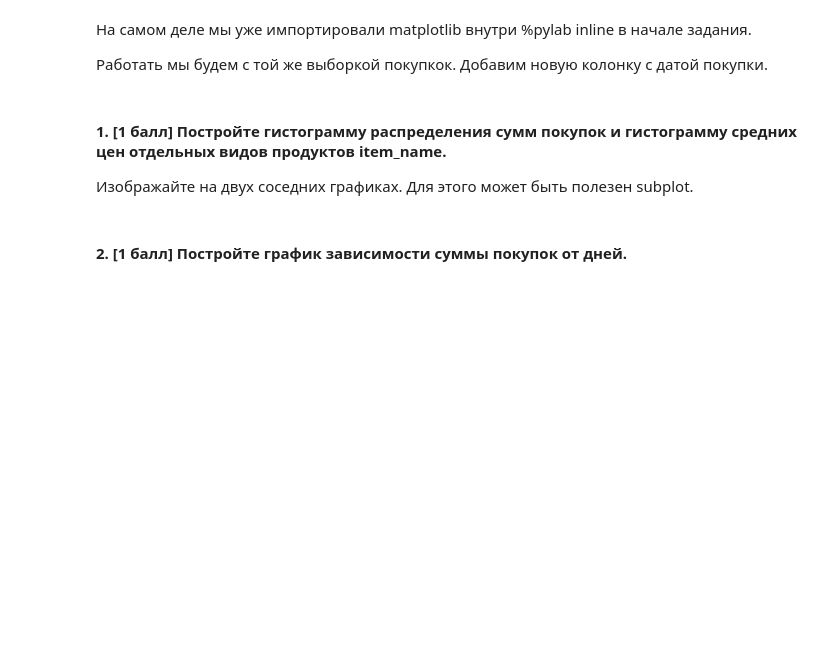
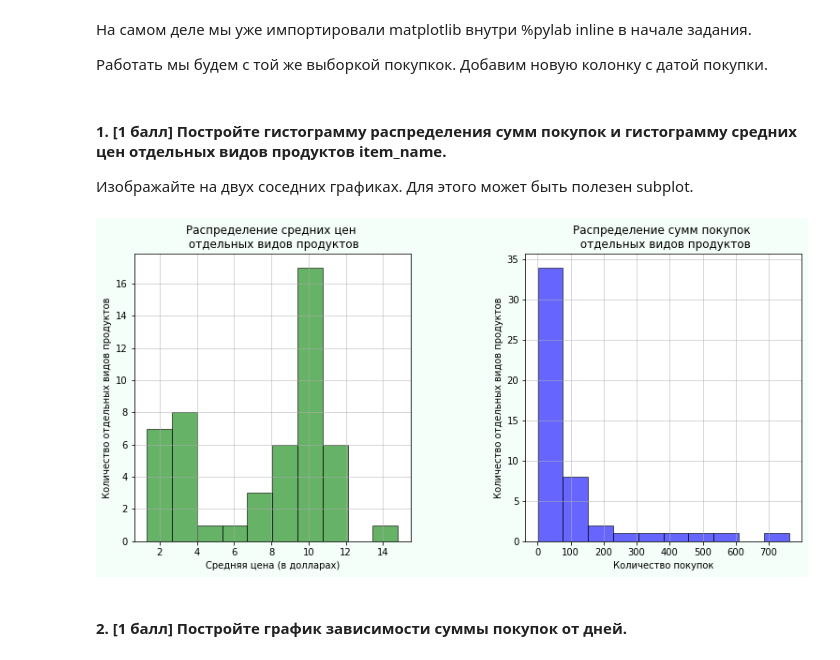
Before and after one commit to hse-mlearn/ha-01-natakolesnik, a Jupyter notebook: homework-practice-01.ipynb, the cells around one changed output. Drawn from its saved outputs; the diff is of its cells as text; code cells hidden in the pictures; blank space fills up the shorter version.

```diff
--- a/homework-practice-01.ipynb
+++ b/homework-practice-01.ipynb
@@ -205,6 +205,7 @@ prices.head()
 4    16.98
 Name: item_price, dtype: object
 # %%
+data['prices'] = prices
 data["prices"] = data["prices"].apply(pd.to_numeric)
 # %%
 data.dtypes
@@ -424,13 +408,13 @@ start = datetime.datetime(2018, 1, 1)
 end = datetime.datetime(2018, 1, 31)
 delta_seconds = int((end - start).total_seconds())
 
-dates = pd.DataFrame(index=df.order_id.unique())
+dates = pd.DataFrame(index=data.order_id.unique())
 dates['date'] = [
     (start + datetime.timedelta(seconds=random.randint(0, delta_seconds))).strftime('%Y-%m-%d')
-    for _ in range(df.order_id.nunique())]
+    for _ in range(data.order_id.nunique())]
 
 # если DataFrame с покупками из прошлого заказа называется не df, замените на ваше название ниже
-df['date'] = df.order_id.map(dates['date'])
+data['date'] = data.order_id.map(dates['date'])
 # %% [markdown]
 #### 1. [1 балл] Постройте гистограмму распределения сумм покупок и гистограмму средних цен отдельных видов продуктов item_name.
 
@@ -440,2 +422,30 @@ df['date'] = df.order_id.map(dates['date'])
+# %%
+x = data.groupby("item_name")
+x = x["prices"].mean()
+# %%
+y = data.groupby("item_name")['quantity'].sum()
+# %%
+fig, (ax0, ax1) = plt.subplots(ncols=2)
+ax0.hist(x, facecolor='g', alpha=0.6, edgecolor = 'black')
+ax0.set_title('Распределение средних цен \n отдельных видов продуктов')
+ax0.set_xlabel('Средняя цена (в долларах)')
+ax0.set_ylabel('Количество отдельных видов продуктов')
+ax0.grid(linewidth = 0.5)
+
+ax1.hist(y, facecolor='blue', alpha=0.6, edgecolor = 'black' )
+ax1.set_title('Распределение сумм покупок \n отдельных видов продуктов')
+ax1.set_xlabel('Количество покупок')
+ax1.set_ylabel('Количество отдельных видов продуктов')
+ax1.grid(linewidth = 0.5)
+
+
+fig.set_facecolor('mintcream')
+fig.tight_layout()
+fig.set_figwidth(12)
+fig.set_figheight(6)
+
+plt.show()
+# %% [output]
+[figure, added]
 # %% [markdown]
 #### 2. [1 балл] Постройте график зависимости суммы покупок от дней.
```
Also changed, not shown: parts of 31 cells of this notebook.
